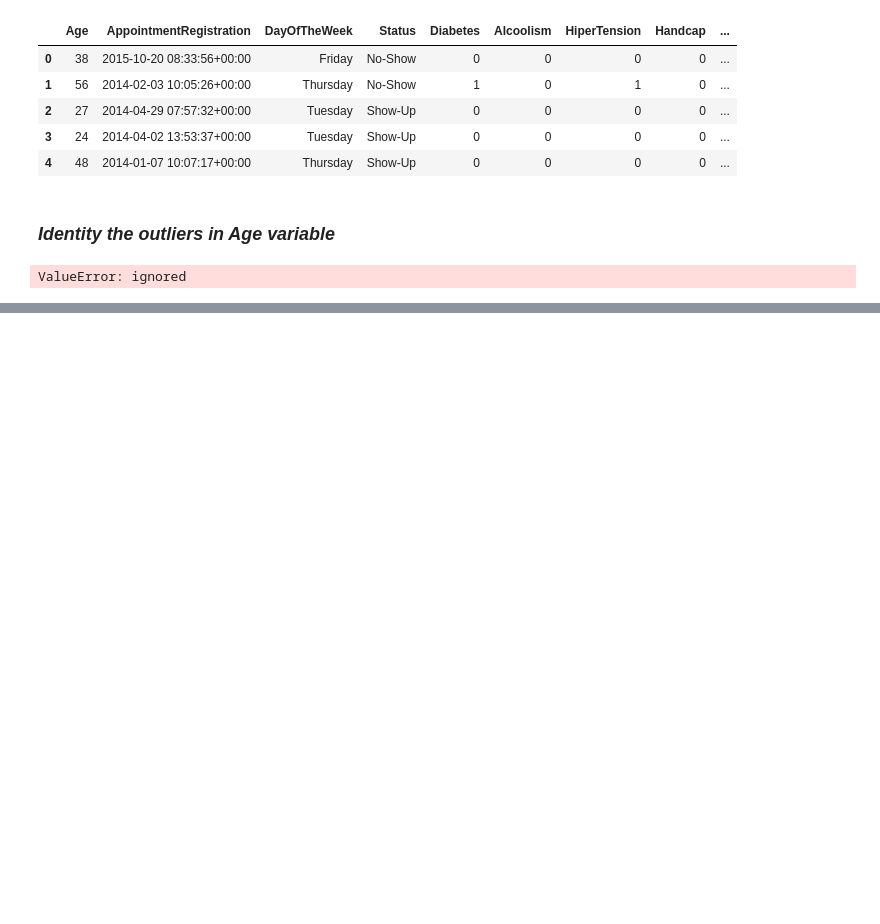
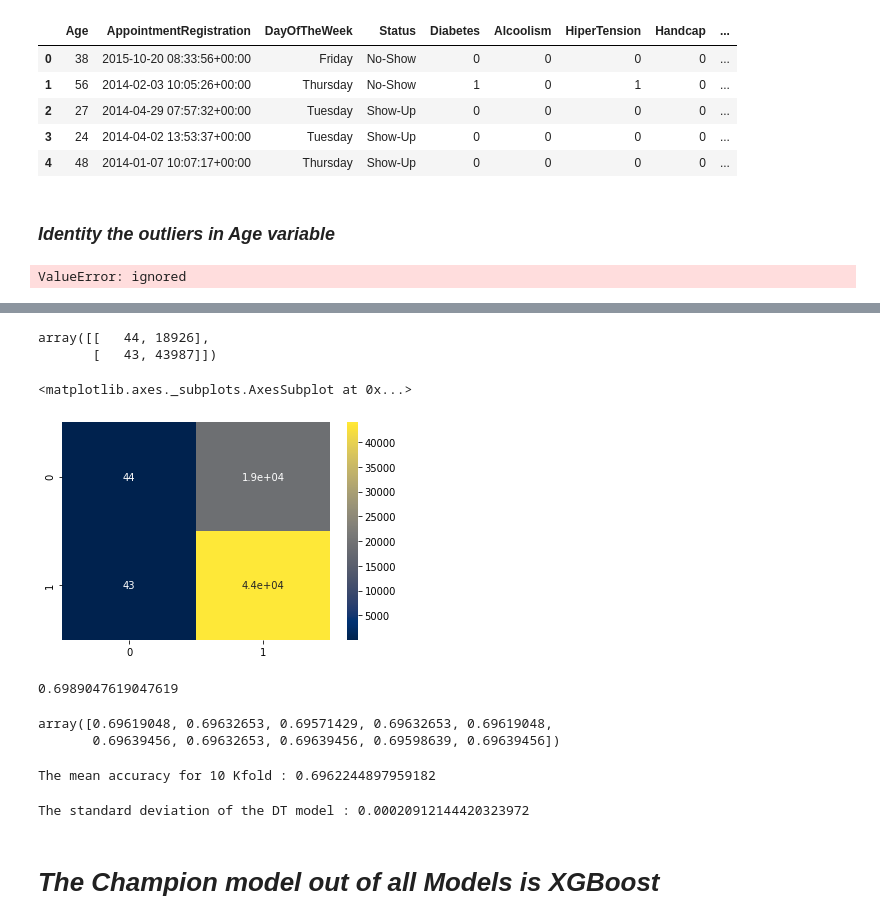
Before and after one commit to nikhil2020/Data_Science_Capstone_Project, a Jupyter notebook: DSCapstoneProject.ipynb, the cells around one changed output, grey strips where cells are left out. Cells and saved outputs as stored; diff of their text form; code cells hidden in the pictures; blank space fills up the shorter version.

```diff
--- a/DSCapstoneProject.ipynb
+++ b/DSCapstoneProject.ipynb
@@ -359,0 +543,6 @@ ValueError: ignored
+# %%
+%time
+# Importing the XGBoost model from scikit learn ensemble
+from xgboost import XGBClassifier
+classifier = XGBClassifier(n_estimator =1000)
+classifier.fit(X_train,y_train)
@@ -359,0 +560,41 @@ ValueError: ignored
+# %%
+# Predicting the values on independent variables testing dataset
+y_pred = classifier.predict(X_test)
+# %%
+# Confusion matrix for evaluation to get the accuracy of the XGBoost model
+from sklearn.metrics import confusion_matrix
+cm = confusion_matrix(y_test,y_pred)
+cm
+# %% [output]
+array([[   44, 18926],
+       [   43, 43987]])
+# %%
+ sns.heatmap(cm,annot = True,cmap="cividis")
+# %% [output]
+<matplotlib.axes._subplots.AxesSubplot at 0x...>
+[figure, added]
+# %%
+# Accuracy of the XGBoost model is base on Actual values and predicting values b y the model
+from sklearn.metrics import accuracy_score
+model_accuracy = accuracy_score(y_test,y_pred)
+model_accuracy
+# %% [output]
+0.6989047619047619
+# %%
+# Cross validation score of 10 Kfolds
+from sklearn.model_selection import cross_val_score
+accuracy = cross_val_score(estimator = classifier,X=X_train,y=y_train,cv=10)
+accuracy
+# %% [output]
+array([0.69619048, 0.69632653, 0.69571429, 0.69632653, 0.69619048,
+       0.69639456, 0.69632653, 0.69639456, 0.69598639, 0.69639456])
+# %%
+ print('The mean accuracy for 10 Kfold :',accuracy.mean())
+# %% [output]
+The mean accuracy for 10 Kfold : 0.6962244897959182
+# %%
+ print("The standard deviation of the DT model :",accuracy.std())
+# %% [output]
+The standard deviation of the DT model : 0.00020912144420323972
+# %% [markdown]
+# *The Champion model out of all Models is XGBoost*
```
Also changed, not shown: parts of 40 cells of this notebook.
